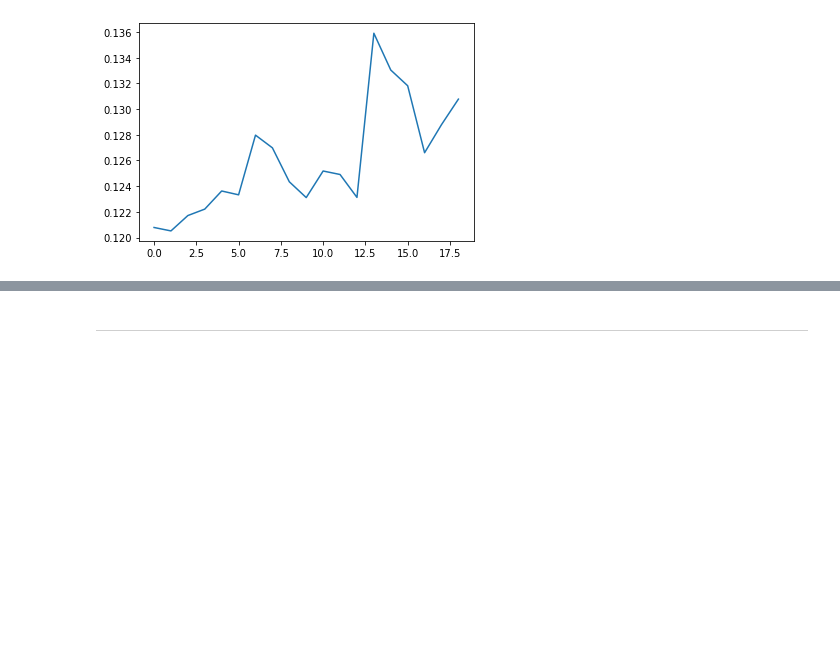
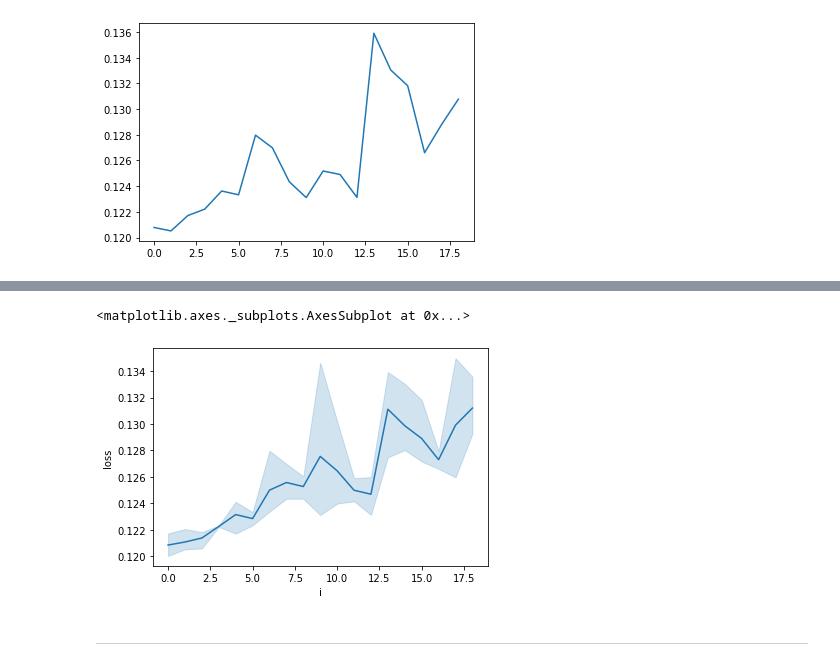
Before and after one commit to sainathadapa/dcase2019-task5-urban-sound-tagging, a Jupyter notebook: nbs/partial_pretrained_weights/validation.ipynb, the cells around one changed output, grey strips where cells are left out. Drawn from its saved outputs; the diff is of its cells as text; code cells hidden in the pictures; blank space fills up the shorter version.

```diff
--- a/nbs/partial_pretrained_weights/validation.ipynb
+++ b/nbs/partial_pretrained_weights/validation.ipynb
@@ -215,3 +217,5 @@ for i in range(19):
 plt.plot(all_val_losses);
 # %% [output]
 [figure]
+# %%
+l2 = all_val_losses.copy()
@@ -217,0 +249,2 @@ plt.plot(all_val_losses);
+# %%
+l3 = all_val_losses.copy()
@@ -217,0 +253,6 @@ plt.plot(all_val_losses);
+# %%
+df1 = pd.concat([
+    pd.DataFrame({'run': 1, 'i': range(19), 'loss': l1}),
+    pd.DataFrame({'run': 2, 'i': range(19), 'loss': l2}),
+    pd.DataFrame({'run': 3, 'i': range(19), 'loss': l3})
+])
@@ -218,3 +261,8 @@ plt.plot(all_val_losses);
+# %%
+sns.lineplot('i', 'loss', data=df1)
+# %% [output]
+<matplotlib.axes._subplots.AxesSubplot at 0x...>
+[figure, added]
 # %% [markdown]
 ---
 # %%
```
Also changed, not shown: parts of 18 cells of this notebook, 1 other file.
